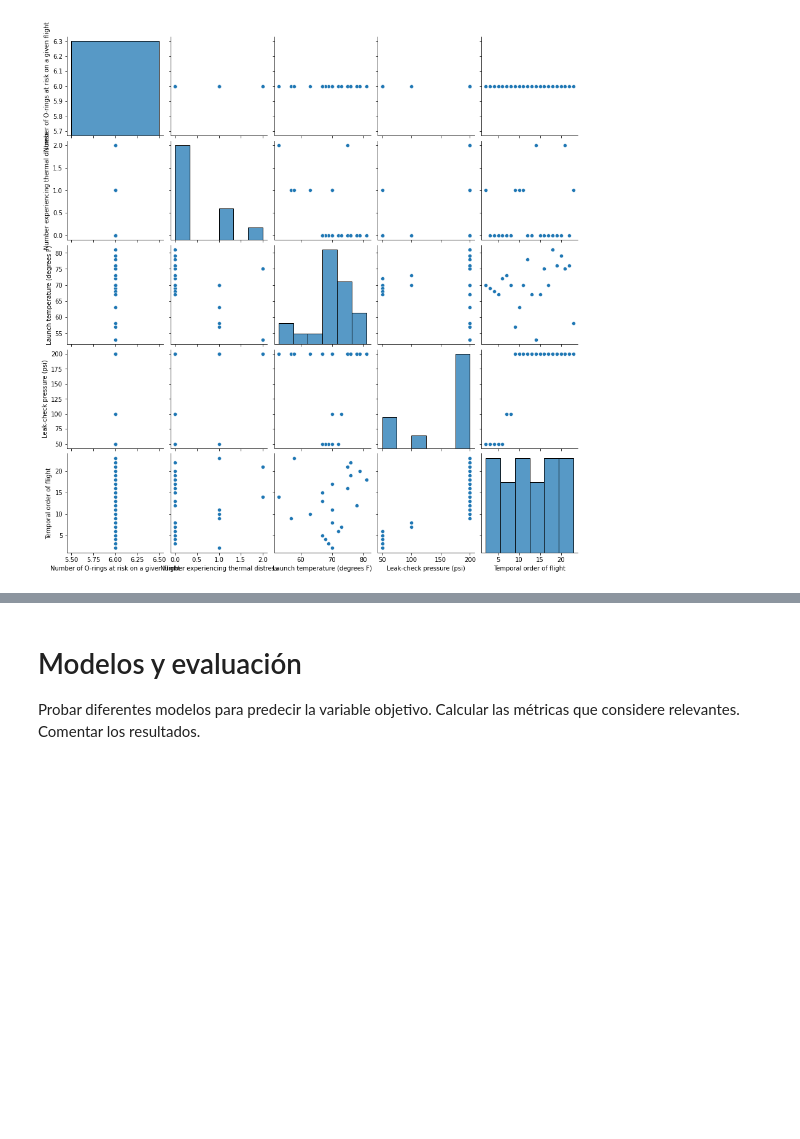
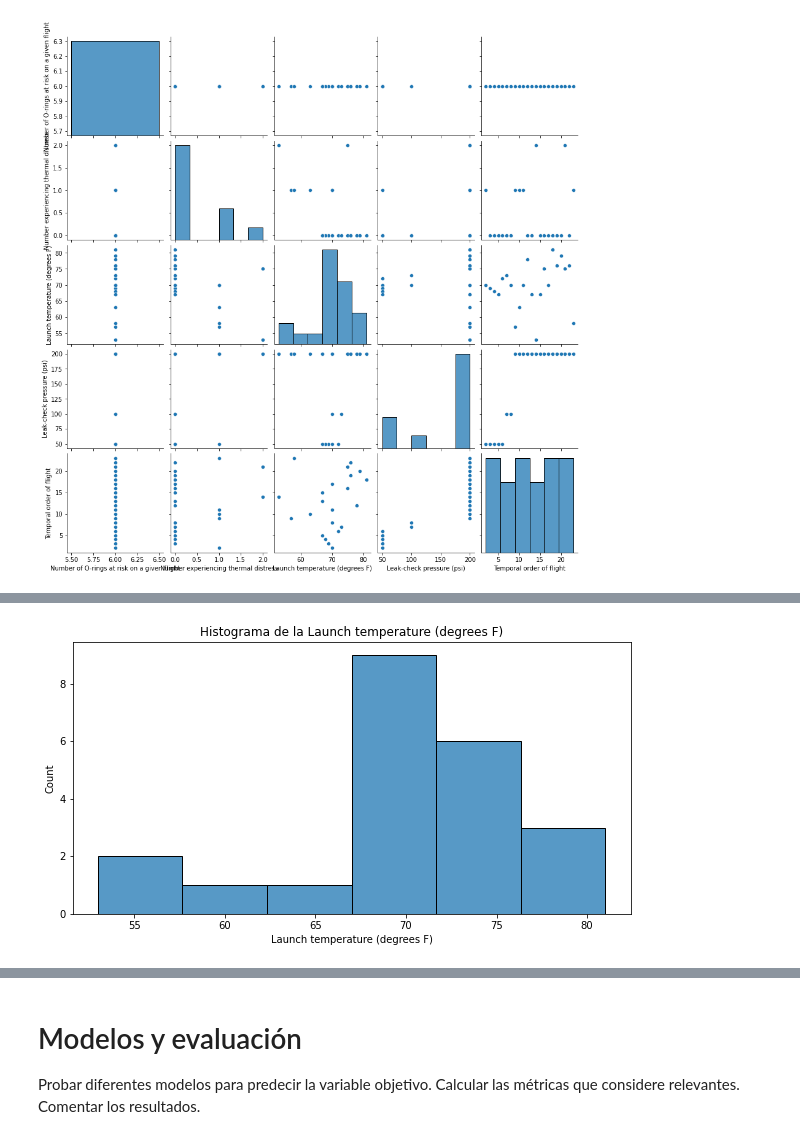
Before and after one commit to Yarrieta/intro_ia, a Jupyter notebook: tp_integrador_enunciado/template_tp_integrador_dataset.ipynb, the cells around one changed output, grey strips where cells are left out. Saved outputs shown, nothing was run; the diff lists cells and outputs as text; code cells hidden in the pictures; blank space fills up the shorter version.

```diff
--- a/tp_integrador_enunciado/template_tp_integrador_dataset.ipynb
+++ b/tp_integrador_enunciado/template_tp_integrador_dataset.ipynb
@@ -208,0 +217,4 @@ histograma(my_data.sample(1000, random_state=0),"tip_amount")
+# %%
+histograma(my_data,"Launch temperature (degrees F)")
+# %% [output]
+[figure, added]
```
Also changed, not shown: parts of 46 cells of this notebook, 9 other files.
